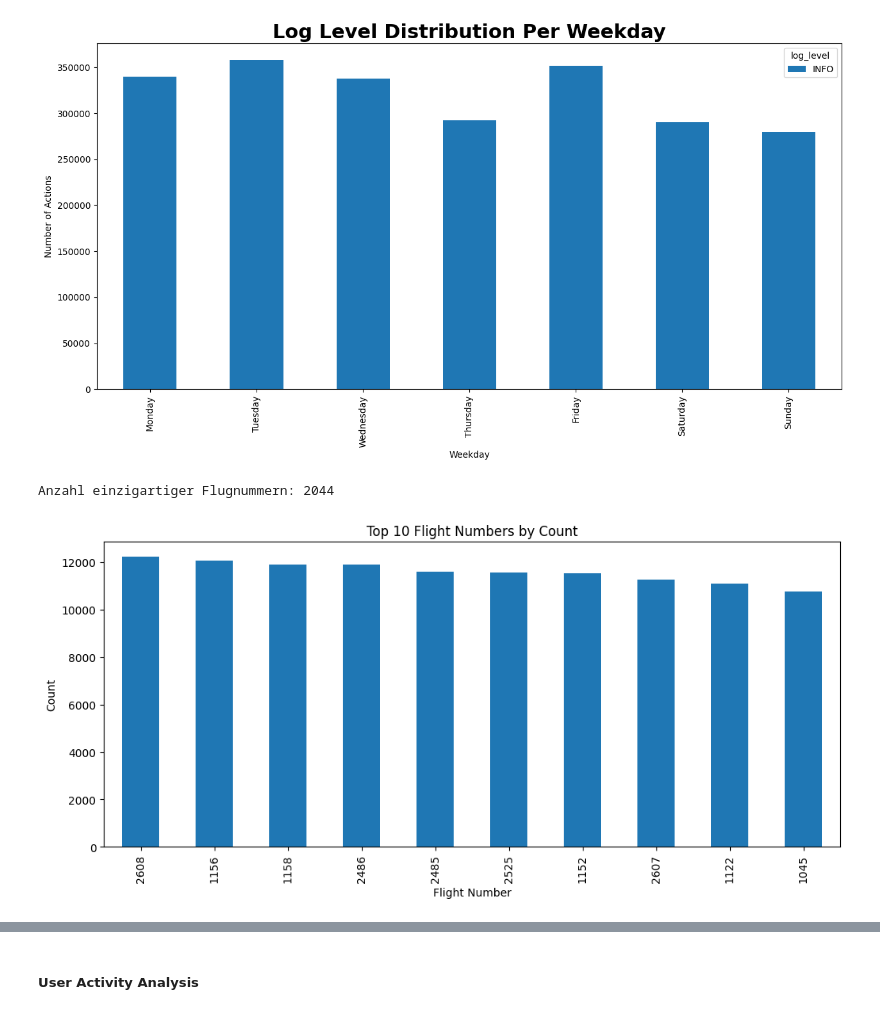
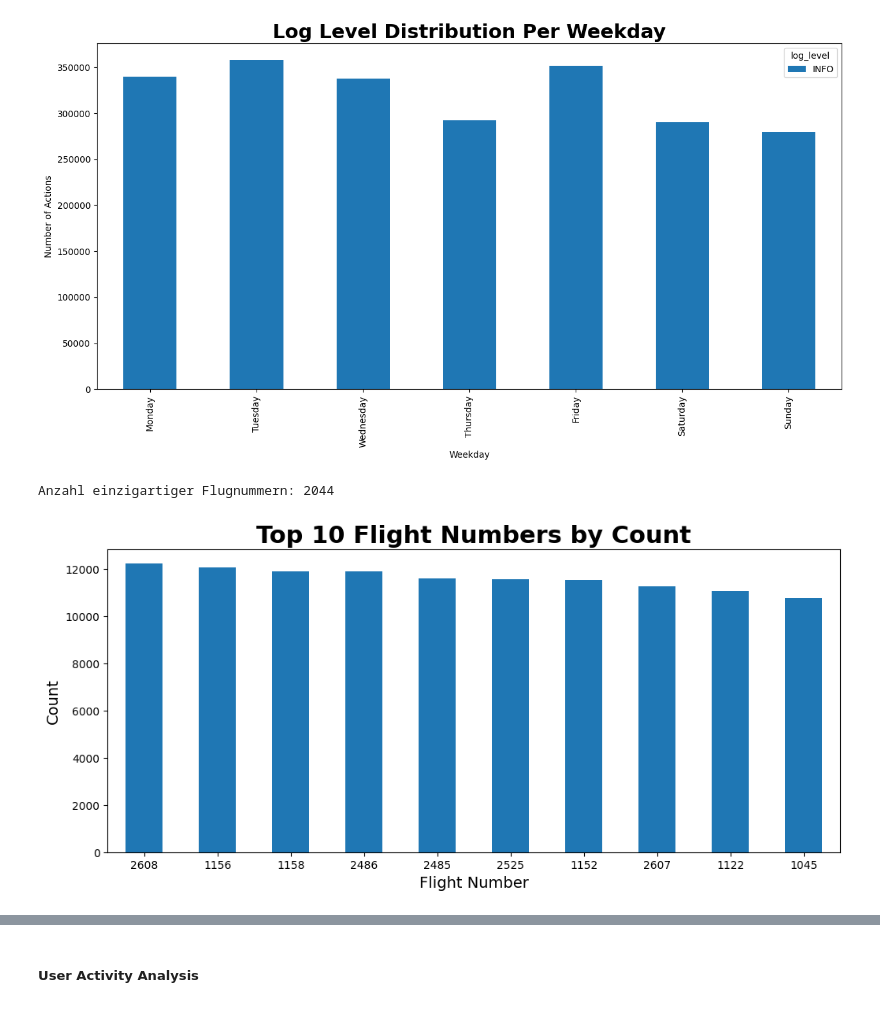
Before and after one commit to aref-hasan/aircraft_load, a Jupyter notebook: visualization/data_exploration.ipynb, the cells around one changed output, grey strips where cells are left out. Saved outputs shown, nothing was run; the diff lists cells and outputs as text; code cells hidden in the pictures.

```diff
--- a/visualization/data_exploration.ipynb
+++ b/visualization/data_exploration.ipynb
@@ -214,21 +214,23 @@ plt.show()
 # %%
 # count unique flight numbers
 unique_flight_numbers = data['flight_number'].nunique()
 print(f'Anzahl einzigartiger Flugnummern: {unique_flight_numbers}')
 
 # count occurrences of each flight number
 flight_number_counts = data['flight_number'].value_counts()
 
 # plot the top 10 most frequent flight numbers
 plt.figure(figsize=(12, 5))
-flight_number_counts.head(10).plot(kind='bar')
-plt.title('Top 10 Flight Numbers by Count')
-plt.xlabel('Flight Number')
-plt.ylabel('Count')
+flight_number_counts.head(10).plot(kind='bar', color ='#1a497e')
+plt.title('Top 10 Flight Numbers by Count', fontsize=22, fontweight='bold')
+plt.xlabel('Flight Number', fontsize=14)
+plt.ylabel('Count', fontsize=14)
+plt.xticks(rotation=0)
+
 plt.show()
 # %% [output]
 Anzahl einzigartiger Flugnummern: 2044
-[figure, old version]
+[figure, new version]
 # %%
 # number of unique airlines
 unique_airlines = data['airline_code'].unique()
```
Also changed, not shown: parts of 1 cell of this notebook.
